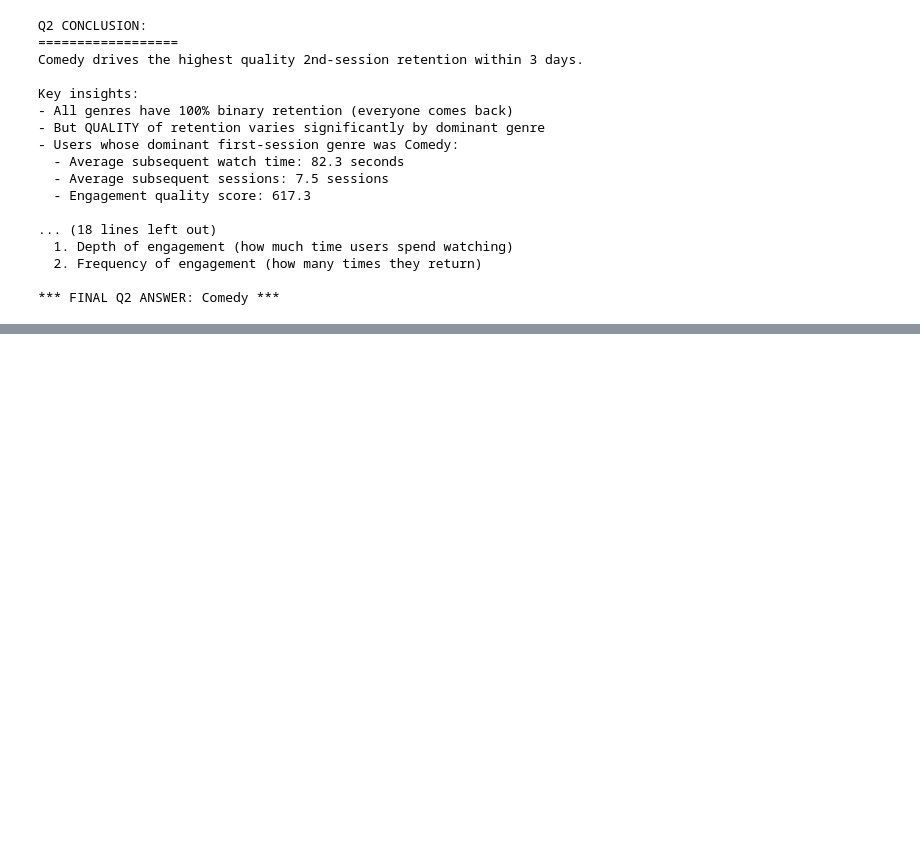
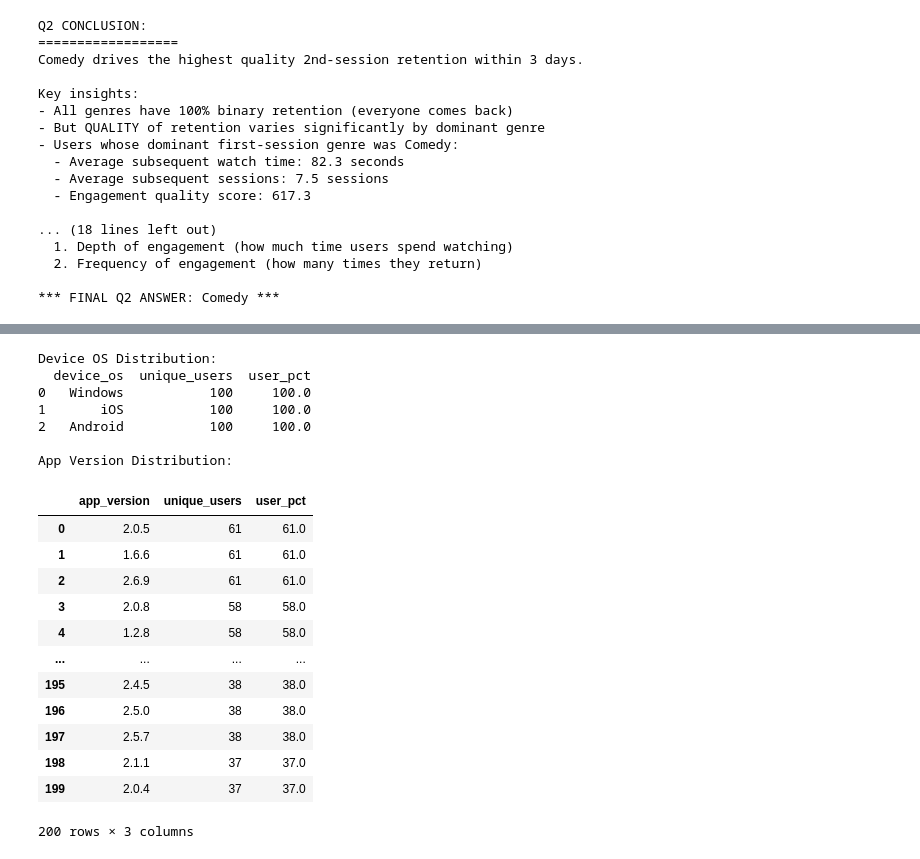
Before and after one commit to ndias021/streampro-assignment-etl, a Jupyter notebook: src/notebooks/analysis.ipynb, the cells around one changed output, grey strips where cells are left out. Saved outputs shown, nothing was run; the diff lists cells and outputs as text; code cells hidden in the pictures; blank space fills up the shorter version.

```diff
--- a/src/notebooks/analysis.ipynb
+++ b/src/notebooks/analysis.ipynb
@@ -538,0 +572,49 @@ Key insights:
+# %%
+# Check individual device_os and app_version distributions
+device_os_dist = conn.execute("""
+    SELECT
+        device_os,
+        COUNT(DISTINCT user_id) as unique_users,
+        ROUND(100.0 * COUNT(DISTINCT user_id) / (SELECT COUNT(DISTINCT user_id) FROM trusted_events), 1) as user_pct
+    FROM trusted_events
+    GROUP BY device_os
+    ORDER BY unique_users DESC
+""").df()
+
+print("Device OS Distribution:")
+print(device_os_dist)
+print()
+
+app_version_dist = conn.execute("""
+    SELECT
+        app_version,
+        COUNT(DISTINCT user_id) as unique_users,
+        ROUND(100.0 * COUNT(DISTINCT user_id) / (SELECT COUNT(DISTINCT user_id) FROM trusted_events), 1) as user_pct
+    FROM trusted_events
+    GROUP BY app_version
+    ORDER BY unique_users DESC
+""").df()
+
+print("App Version Distribution:")
+app_version_dist
+# %% [output]
+Device OS Distribution:
+  device_os  unique_users  user_pct
+0   Windows           100     100.0
+1       iOS           100     100.0
+2   Android           100     100.0
+
+App Version Distribution:
+|  | app_version | unique_users | user_pct |
+| 0 | 2.0.5 | 61 | 61.0 |
+| 1 | 1.6.6 | 61 | 61.0 |
+| 2 | 2.6.9 | 61 | 61.0 |
+| 3 | 2.0.8 | 58 | 58.0 |
+| 4 | 1.2.8 | 58 | 58.0 |
+| ... | ... | ... | ... |
+| 195 | 2.4.5 | 38 | 38.0 |
+| 196 | 2.5.0 | 38 | 38.0 |
+| 197 | 2.5.7 | 38 | 38.0 |
+| 198 | 2.1.1 | 37 | 37.0 |
+| 199 | 2.0.4 | 37 | 37.0 |
+200 rows × 3 columns
```
Also changed, not shown: parts of 7 cells of this notebook.
